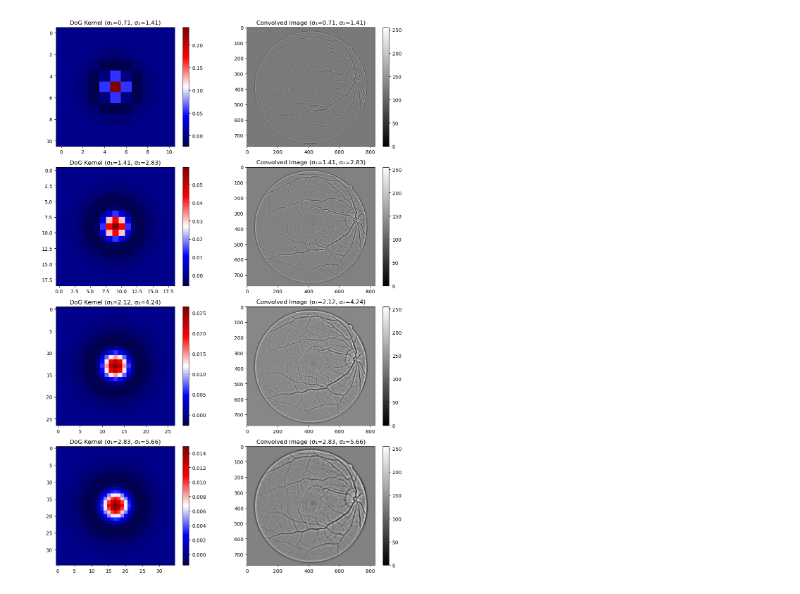
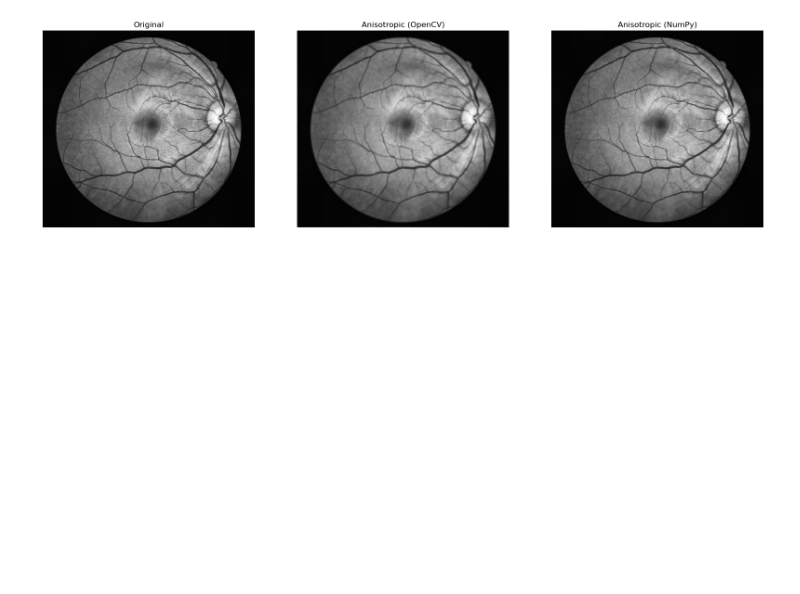
Before and after one commit to Shreyas8612/Image_Processing_Fundas_Images, a Jupyter notebook: Image_Processing.ipynb, the cells around one changed output. Cells and saved outputs as stored; diff of their text form; code cells hidden in the pictures; blank space fills up the shorter version.

Commit message:
Trying out anisotropic diffusion

```diff
--- a/Image_Processing.ipynb
+++ b/Image_Processing.ipynb
@@ -137,46 +31,4 @@ def create_DoG_kernel(kernel_size, sigma1, sigma2):
-# %%
-# Define a set of base σ values for multiscale analysis
-# For each base sigma, we'll define sigma1 = sigma and sigma2 = k * sigma
-sigmas_DoG = [1, 2, 3, 4]
-results_DoG = []  # store sigma, kernels, and convolved images
-
-for sigma in sigmas_DoG:
-    sigma1 = sigma / np.sqrt(2)
-    sigma2 = sigma * np.sqrt(2)
-    # Determine an appropriate kernel size based on the larger sigma
-    kernel_size = int(np.ceil((6 * sigma2) + 1))  # ensure kernel_size is odd
-
-    # Create DoG kernel for the current pair of σ values
-    kernel_DoG = create_DoG_kernel(kernel_size, sigma1, sigma2)
-
-    # Convolve image with the DoG kernel
-    convolved_DoG = signal.convolve2d(img, kernel_DoG, boundary='symm', mode='same')
-
-    # Normalize the convolved result for visualization
-    convolved_DoG = convolved_DoG - np.min(convolved_DoG)
-    convolved_DoG = convolved_DoG * (255 / np.max(convolved_DoG))
-
-    # Store results for visualization
-    results_DoG.append((sigma, sigma1, sigma2, kernel_DoG, convolved_DoG))
-
-# Plotting DoG kernels and convolved results
-num_scales = len(sigmas_DoG)
-fig, axes = plt.subplots(num_scales, 2, figsize=(12, 4 * num_scales))
-
-for i, (sigma, sigma1, sigma2, kernel_DoG, convolved_DoG) in enumerate(results_DoG):
-    # Display DoG kernel
-    ax_kernel = axes[i, 0]
-    ax_kernel.set_title(f'DoG Kernel (σ₁={round(sigma1,2)}, σ₂={round(sigma2,2)})')
-    im1 = ax_kernel.imshow(kernel_DoG, cmap='seismic')
-    fig.colorbar(im1, ax=ax_kernel, fraction=0.046, pad=0.04)
-
-    # Display convolved image
-    ax_conv = axes[i, 1]
-    ax_conv.set_title(f'Convolved Image (σ₁={round(sigma1,2)}, σ₂={round(sigma2,2)})')
-    im2 = ax_conv.imshow(convolved_DoG, cmap='gray')
-    fig.colorbar(im2, ax=ax_conv, fraction=0.046, pad=0.04)
-
-plt.tight_layout()
-plt.show()
-# %% [output]
-[figure, removed]
+# %%
+# Create a CLAHE object for comparison
+clahe = cv2.createCLAHE(clipLimit=2.0, tileGridSize=(8,8))
+clahe_img = clahe.apply(gray_img)
@@ -182,0 +80,26 @@ plt.show()
+# %%
+niter = 2  # Too few iterations might not remove enough noise; too many can oversmooth or produce artifacts (especially if gamma is large
+kappa = 50  # If you see too much blurring at vessel edges, lower kappa. If you see little noise reduction, increase kappa.
+gamma = 0.1  # If you see “ringing” or instability, lower gamma. If you want the same smoothing in fewer iterations, you can raise gamma
+# %%
+# Apply our pure NumPy Perona–Malik filter
+filtered_np = perona_malik_diffusion(clahe_img,
+                                     num_iterations=niter,
+                                     kappa=kappa,
+                                     gamma=gamma)
+
+# alpha ~ "gamma" (time-step), K ~ "kappa", niters = number of iterations
+result_cv = ximgproc.anisotropicDiffusion(img,
+                                          alpha=gamma,  # like gamma
+                                          K=kappa,       # like kappa
+                                          niters=niter)  # number of iterations
+result_cv = cv2.cvtColor(result_cv, cv2.COLOR_RGB2GRAY)
+result_cv = clahe.apply(result_cv)
+# Compare original and filtered
+plt.figure(figsize=(20,15))
+plt.subplot(1,3,1); plt.imshow(clahe_img, cmap='gray'); plt.title('Original'); plt.axis("off")
+plt.subplot(1,3,2); plt.imshow(result_cv, cmap='gray'); plt.title('Anisotropic (OpenCV)'); plt.axis("off")
+plt.subplot(1,3,3); plt.imshow(filtered_np, cmap='gray'); plt.title("Anisotropic (NumPy)"); plt.axis("off")
+plt.show()
+# %% [output]
+[figure, added]
```
Also changed, not shown: parts of 6 cells of this notebook.
